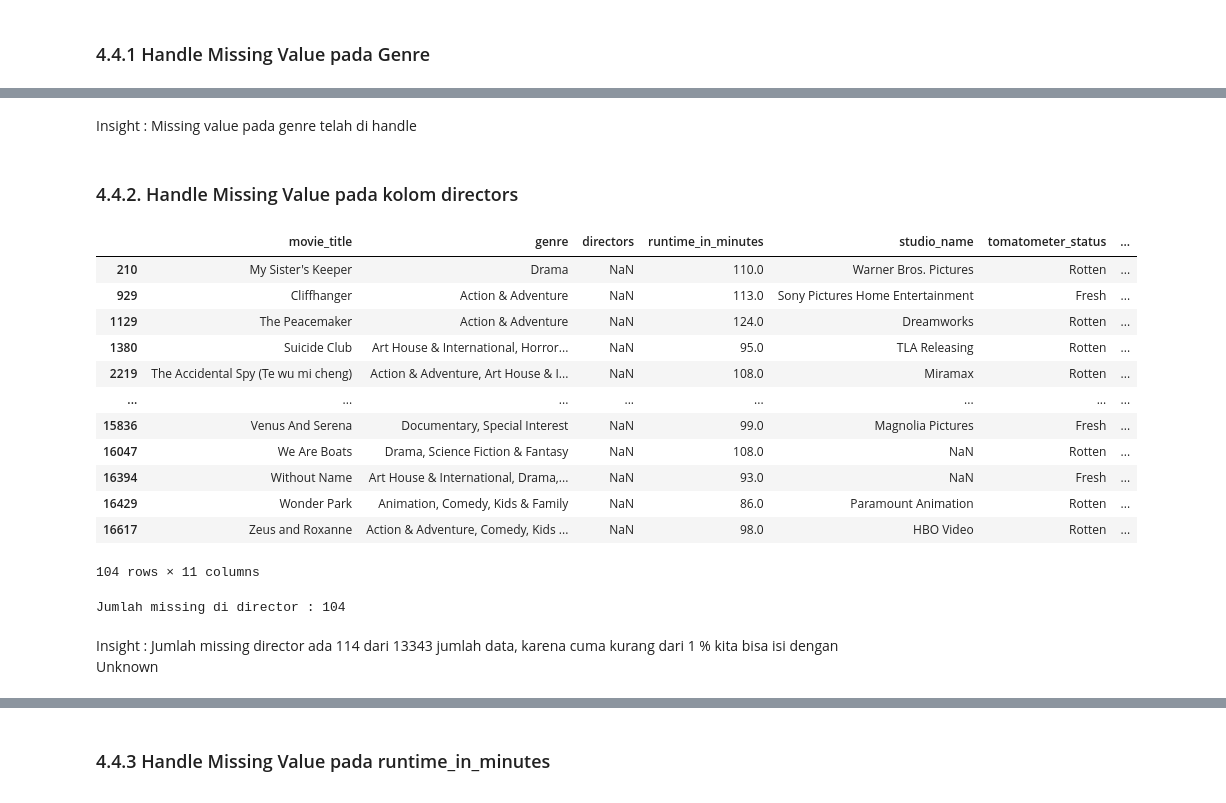
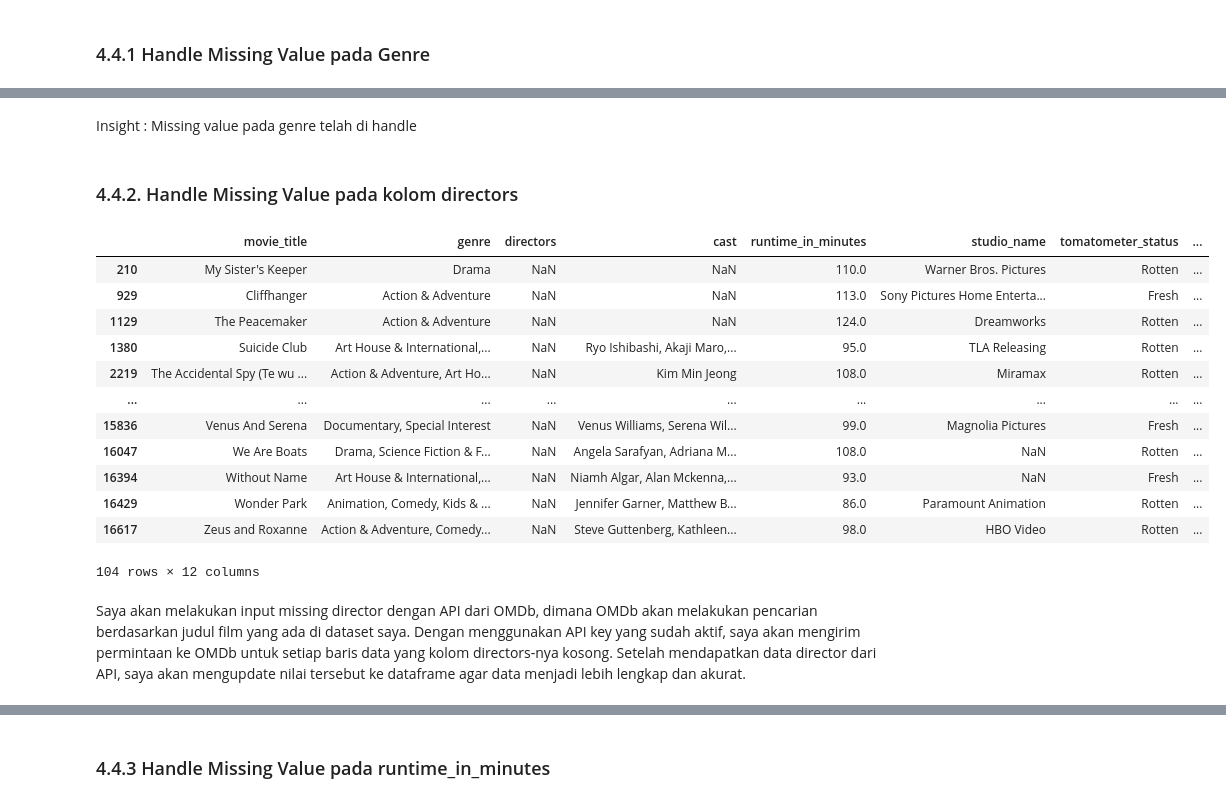
Before and after one commit to HbbSiregar/StreamWise, a Jupyter notebook: StreamWise.ipynb, the cells around one changed output, grey strips where cells are left out. Drawn from its saved outputs; the diff is of its cells as text; code cells hidden in the pictures.

```diff
--- a/StreamWise.ipynb
+++ b/StreamWise.ipynb
@@ -369,5 +369,27 @@ Insight : Ada 17 baris yang NaN di kolom genre, saya akan coba isi dengan Unknow
 # %%
-'''Mengisi NaN value pada genre ke Unknown '''
-df_v3['genre'] = df_v3['genre'].fillna('Unknown')
+#Mengisi NaN value pada genre dengan input manual
 
-df_v3.info()
+genre_correction = {
+    "400 Days": "Drama, Sci-Fi",
+    "All the Way": "Drama, History",
+    "Batman: Hush": "Animation, Action",
+    "Batman: Return Of The Caped Crusaders": "Animation, Action, Comedy",
+    "Batman vs. Two-Face": "Animation, Action, Crime",
+    "Descendants 2": "Family, Fantasy, Musical",
+    "Jane Wants a Boyfriend": "Romance, Drama, Comedy",
+    "Justice League vs the Fatal Five": "Animation, Action, Adventure",
+    "Lost in the Sun": "Drama, Thriller",
+    "Manson Family Vacation": "Comedy, Drama",
+    "Pokémon The Movie: I Choose You!": "Animation, Action, Adventure",
+    "Suicide Squad: Hell to Pay": "Animation, Action, Crime",
+    "The Death of Superman": "Animation, Action, Drama",
+    "The Debt Collector": "Action, Crime, Drama",
+    "The Jurassic Games": "Action, Sci-Fi, Thriller",
+    "Wonder Woman: Bloodlines": "Animation, Action, Adventure",
+}
+
+for i, row in df_v3.iterrows():
+    if pd.isnull(row['genre']):
+        movie = row['movie_title']
+        if movie in genre_correction:
+            df_v3.at[i, 'genre'] = genre_correction[movie]
@@ -393,29 +418,26 @@ memory usage: 1.2+ MB
 # %% [markdown]
-Insight : Missing value pada genre telah di handle
+Insight :
+Missing value pada genre telah di handle
 # %% [markdown]
 ### 4.4.2. Handle Missing Value pada kolom directors
 # %%
 '''Handle Missing Value pada directors'''
 missing_dir = df_v3[df_v3['directors'].isna()]
-jumlah_missing_dir=  df_v3['directors'].isna().sum()
-
 display(missing_dir)
-print(f"Jumlah missing di director : {jumlah_missing_dir}")
 # %% [output]
-|  | movie_title | genre | directors | runtime_in_minutes | studio_name | tomatometer_status | ... |
-| 210 | My Sister's Keeper | Drama | NaN | 110.0 | Warner Bros. Pictures | Rotten | ... |
-| 929 | Cliffhanger | Action & Adventure | NaN | 113.0 | Sony Pictures Home Entertainment | Fresh | ... |
-| 1129 | The Peacemaker | Action & Adventure | NaN | 124.0 | Dreamworks | Rotten | ... |
-| 1380 | Suicide Club | Art House & International, Horror... | NaN | 95.0 | TLA Releasing | Rotten | ... |
-| 2219 | The Accidental Spy (Te wu mi cheng) | Action & Adventure, Art House & I... | NaN | 108.0 | Miramax | Rotten | ... |
-| ... | ... | ... | ... | ... | ... | ... | ... |
-| 15836 | Venus And Serena | Documentary, Special Interest | NaN | 99.0 | Magnolia Pictures | Fresh | ... |
-| 16047 | We Are Boats | Drama, Science Fiction & Fantasy | NaN | 108.0 | NaN | Rotten | ... |
-| 16394 | Without Name | Art House & International, Drama,... | NaN | 93.0 | NaN | Fresh | ... |
-| 16429 | Wonder Park | Animation, Comedy, Kids & Family | NaN | 86.0 | Paramount Animation | Rotten | ... |
-| 16617 | Zeus and Roxanne | Action & Adventure, Comedy, Kids ... | NaN | 98.0 | HBO Video | Rotten | ... |
+|  | movie_title | genre | directors | cast | runtime_in_minutes | studio_name | tomatometer_status | ... |
+| 210 | My Sister's Keeper | Drama | NaN | NaN | 110.0 | Warner Bros. Pictures | Rotten | ... |
+| 929 | Cliffhanger | Action & Adventure | NaN | NaN | 113.0 | Sony Pictures Home Enterta... | Fresh | ... |
+| 1129 | The Peacemaker | Action & Adventure | NaN | NaN | 124.0 | Dreamworks | Rotten | ... |
+| 1380 | Suicide Club | Art House & International,... | NaN | Ryo Ishibashi, Akaji Maro,... | 95.0 | TLA Releasing | Rotten | ... |
+| 2219 | The Accidental Spy (Te wu ... | Action & Adventure, Art Ho... | NaN | Kim Min Jeong | 108.0 | Miramax | Rotten | ... |
+| ... | ... | ... | ... | ... | ... | ... | ... | ... |
+| 15836 | Venus And Serena | Documentary, Special Interest | NaN | Venus Williams, Serena Wil... | 99.0 | Magnolia Pictures | Fresh | ... |
+| 16047 | We Are Boats | Drama, Science Fiction & F... | NaN | Angela Sarafyan, Adriana M... | 108.0 | NaN | Rotten | ... |
+| 16394 | Without Name | Art House & International,... | NaN | Niamh Algar, Alan Mckenna,... | 93.0 | NaN | Fresh | ... |
+| 16429 | Wonder Park | Animation, Comedy, Kids & ... | NaN | Jennifer Garner, Matthew B... | 86.0 | Paramount Animation | Rotten | ... |
+| 16617 | Zeus and Roxanne | Action & Adventure, Comedy... | NaN | Steve Guttenberg, Kathleen... | 98.0 | HBO Video | Rotten | ... |
-104 rows × 11 columns
+104 rows × 12 columns
-Jumlah missing di director : 104
 # %% [markdown]
-Insight : Jumlah missing director ada 114 dari 13343 jumlah data, karena cuma kurang dari 1 % kita bisa isi dengan Unknown
+Saya akan melakukan input missing director dengan API dari OMDb, dimana OMDb akan melakukan pencarian berdasarkan judul film yang ada di dataset saya. Dengan menggunakan API key yang sudah aktif, saya akan mengirim permintaan ke OMDb untuk setiap baris data yang kolom directors-nya kosong. Setelah mendapatkan data director dari API, saya akan mengupdate nilai tersebut ke dataframe agar data menjadi lebih lengkap dan akurat.
 # %%
```
Also changed, not shown: parts of 29 cells of this notebook, 1 other file.
